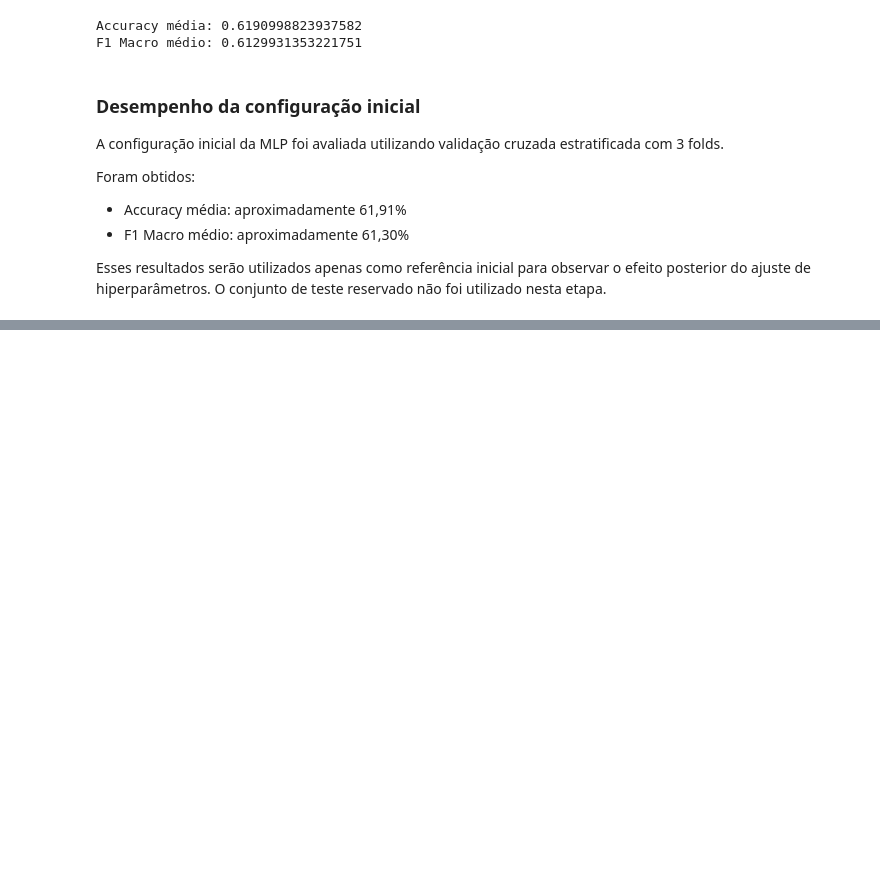
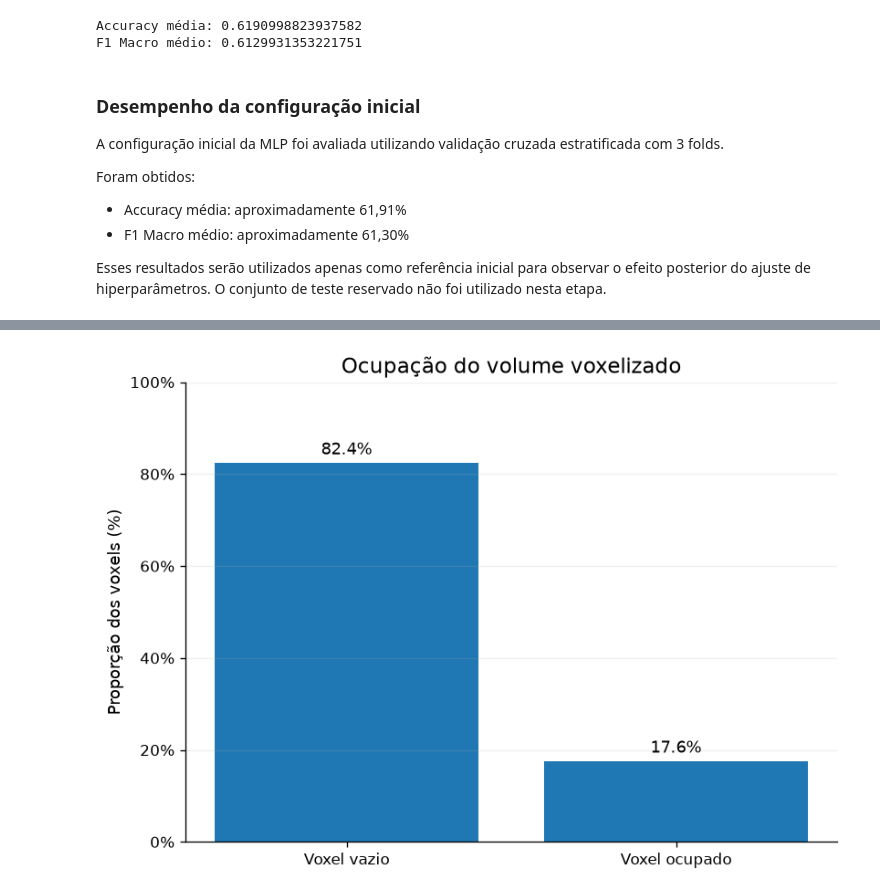
Before and after one commit to lianeheidemann/3d-mnist-mlp-optimization, a Jupyter notebook: Trabalho_MLP_3D_MNIST.ipynb, the cells around one changed output, grey strips where cells are left out. Saved outputs shown, nothing was run; the diff lists cells and outputs as text; code cells hidden in the pictures; blank space fills up the shorter version.

```diff
--- a/Trabalho_MLP_3D_MNIST.ipynb
+++ b/Trabalho_MLP_3D_MNIST.ipynb
@@ -285,0 +604,62 @@ return_train_score=True
+# %%
+# Calcula e apresenta a proporção de voxels vazios e voxels com informação
+
+total_voxels = X_train.size
+
+voxels_zero = np.count_nonzero(
+    X_train == 0
+)
+
+voxels_nao_zero = (
+    total_voxels - voxels_zero
+)
+
+percentual_zero = (
+    voxels_zero / total_voxels * 100
+)
+
+percentual_nao_zero = (
+    voxels_nao_zero / total_voxels * 100
+)
+
+categorias = [
+    "Voxel vazio",
+    "Voxel ocupado"
+]
+
+percentuais = [
+    percentual_zero,
+    percentual_nao_zero
+]
+
+fig, ax = plt.subplots(figsize=(7, 5))
+
+barras = ax.bar(
+    categorias,
+    percentuais
+)
+
+ax.set_title("Ocupação do volume voxelizado")
+ax.set_ylabel("Proporção dos voxels (%)")
+
+ax.set_ylim(0, 100)
+
+ax.yaxis.set_major_formatter(
+    PercentFormatter(xmax=100)
+)
+
+ax.grid(
+    axis="y",
+    alpha=0.2
+)
+
+ax.bar_label(
+    barras,
+    fmt="%.1f%%",
+    padding=3
+)
+
+plt.tight_layout()
+plt.show()
+# %% [output]
+[figure, added]
```
Also changed, not shown: parts of 10 cells of this notebook.
